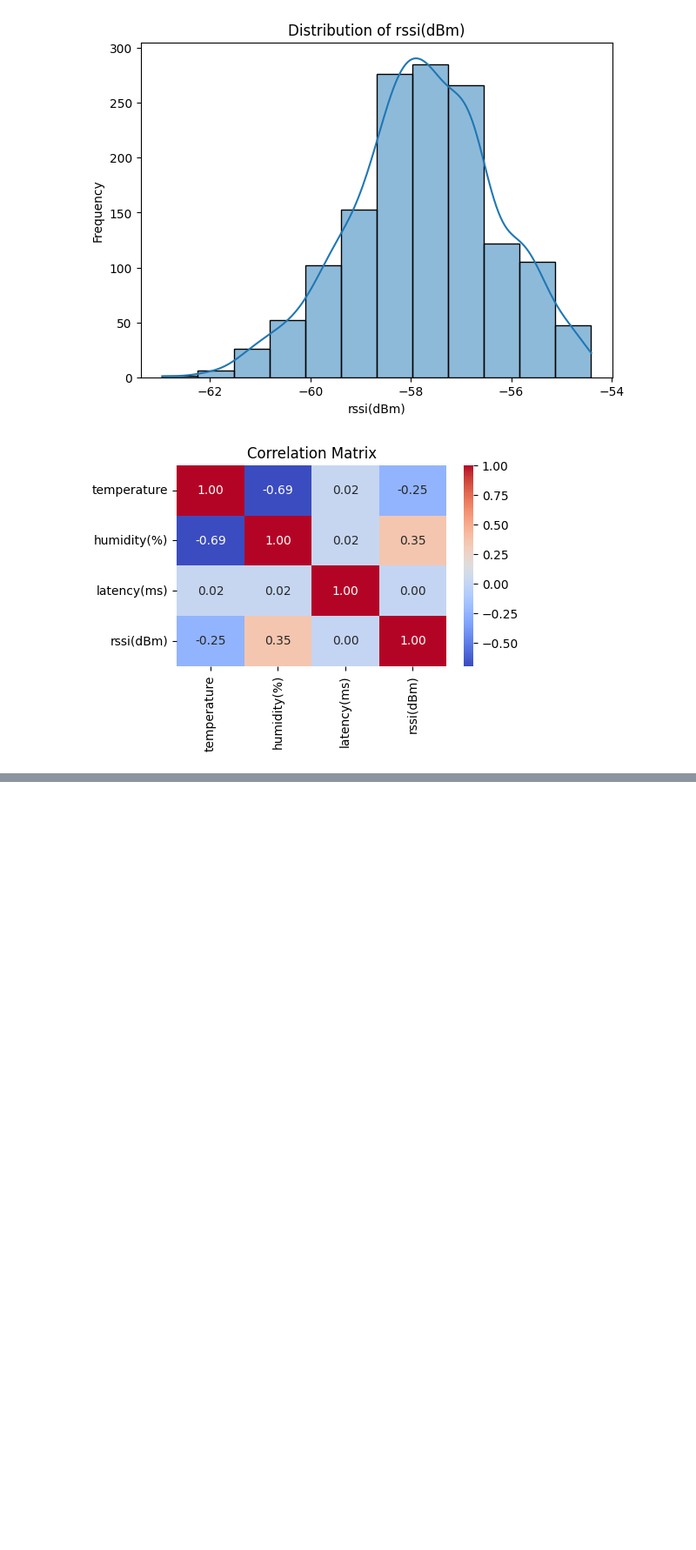
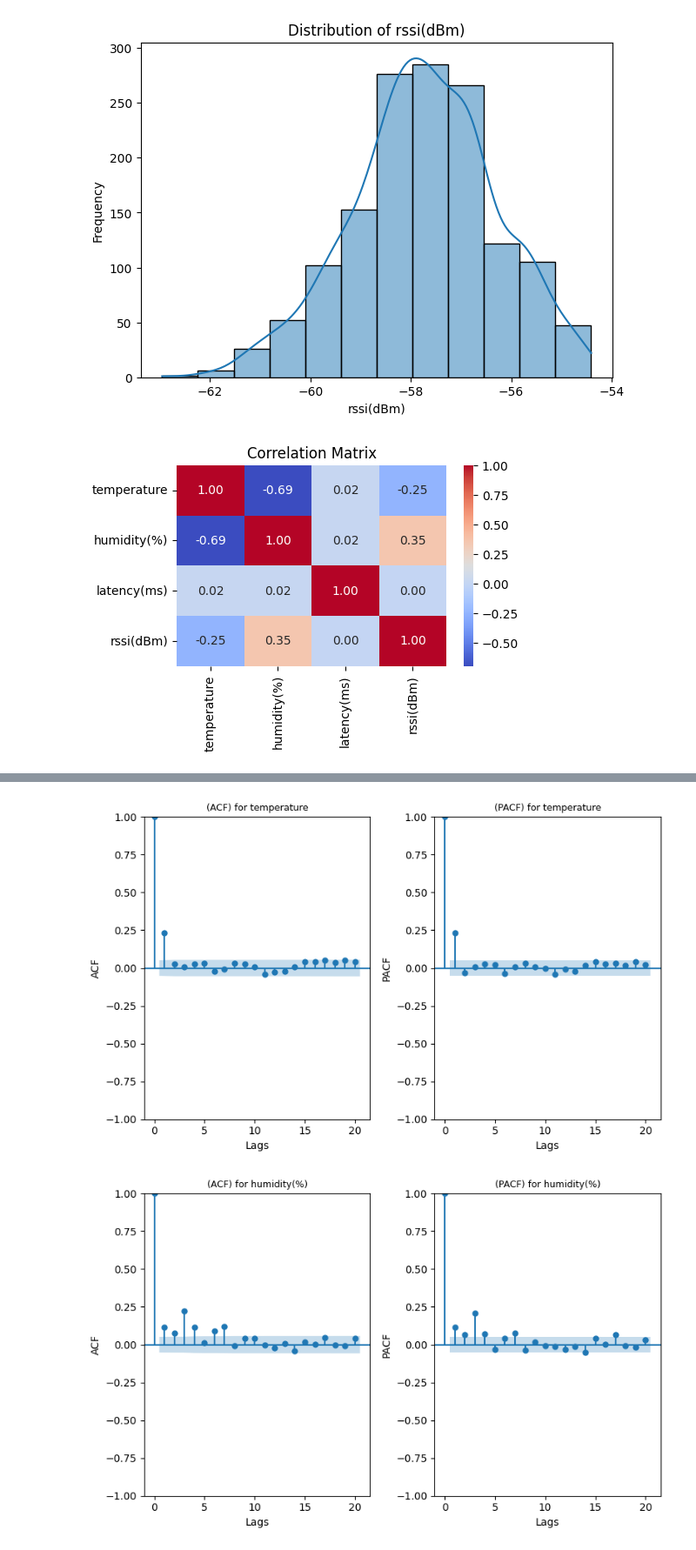
Before and after one commit to fadeldnswr/iot-traffic-forecasting, a Jupyter notebook: notebooks/esp32_1.ipynb, the cells around one changed output, grey strips where cells are left out. Shown at 87% size. Cells and saved outputs as stored; diff of their text form; code cells hidden in the pictures; blank space fills up the shorter version.

Commit message:
create ARIMA model sandboxing for esp32_1 data

```diff
--- a/notebooks/esp32_1.ipynb
+++ b/notebooks/esp32_1.ipynb
@@ -184,0 +216,10 @@ plt.show()
+# %%
+# Differencing the columns
+df_one_day_diff = df_one_day.diff().dropna()
+
+# Plot the ACF and PACF of the differenced data
+for col in df_one_day_diff.columns:
+  plot_acf_pacf(df_one_day_diff[col], lags=20, title=col)
+# %% [output]
+[figure, added]
+[figure, added]
```
Also changed, not shown: parts of 10 cells of this notebook, 8 other files.
